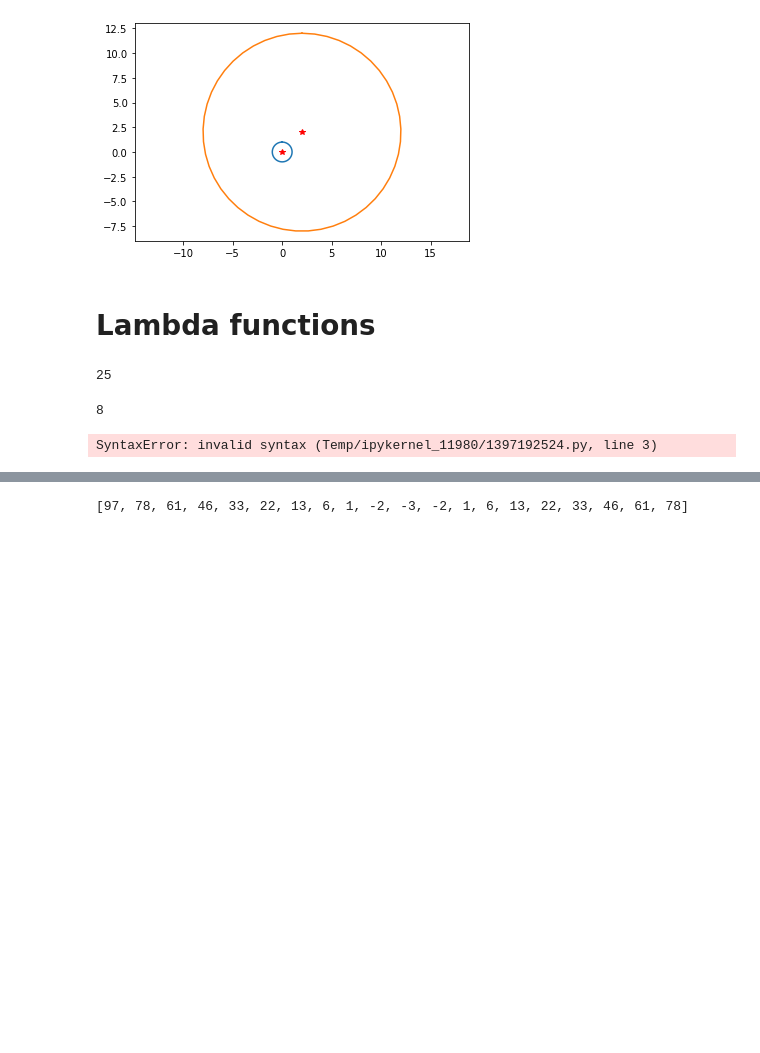
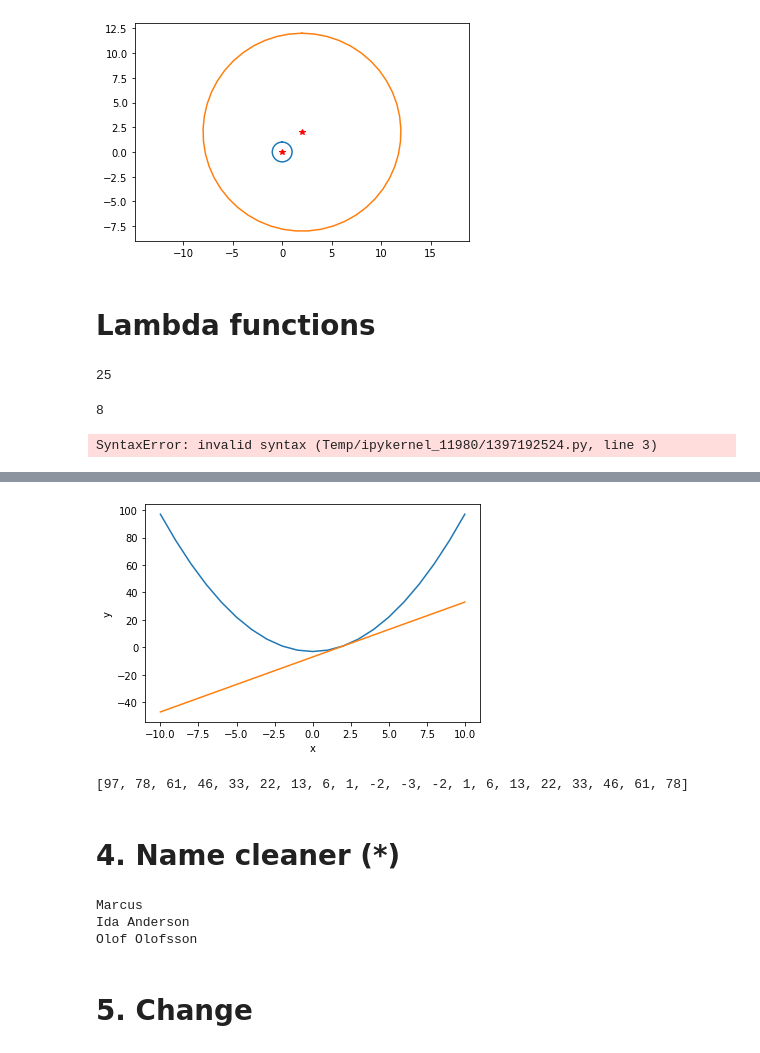
Before and after one commit to xjohansson/python-programming-Xiu-Johansson, a Jupyter notebook: AI_Exercises/L6_function.ipynb, the cells around one changed output, grey strips where cells are left out. Drawn from its saved outputs; the diff is of its cells as text; code cells hidden in the pictures; blank space fills up the shorter version.

```diff
--- a/AI_Exercises/L6_function.ipynb
+++ b/AI_Exercises/L6_function.ipynb
@@ -188,3 +216,27 @@ SyntaxError: invalid syntax (Temp/ipykernel_11980/3767091387.py, line 12)
+# %%
+import matplotlib.pyplot as plt
+
+def f_x(x, k=1, m=-3):
+    f_x=[k*(x**2)+m for x in range(-10,11)]
+
+    plt.plot(x,f_x)
+    plt.xlabel("x")
+    plt.ylabel("y")
+
+def g_x(x, k=4, m=-7):
+    g_x=[k*x+m for x in range(-10,11)]
+
+    plt.plot(x,g_x)
+    plt.xlabel("x")
+    plt.ylabel("y")
+
+x = list(range(-10,11))
+f_x(x, k=1, m=-3)
+g_x(x, k=4, m=-7)
+
+# when x = 2, f(x)=g(x). g(x) is f(x)'s tangent at this point(2,1).
+# %% [output]
+[figure, added]
 # %%
 def f(x):
     return x**2 - 3
@@ -193,4 +245,6 @@ y= [f(x) for x in range(-10,10)] #x在范围0到9之间
 print(x2)
 # %% [output]
 [97, 78, 61, 46, 33, 22, 13, 6, 1, -2, -3, -2, 1, 6, 13, 22, 33, 46, 61, 78]
+# %% [markdown]
+# 4. Name cleaner (*)
 # %%
@@ -202,4 +254,18 @@ print(x2)
 #Use your function on this list of strings:
 
 # ["  MaRcUs ", " iDA aNderSon", "OLOF Olofsson            "  ]
+# %%
+def name_cleaner(names):
+    for name in names:
+        result = name.strip().title()
+        print(result)
+
+names = ["  MaRcUs ", " iDA aNderSon", "OLOF Olofsson            "  ]
+name_cleaner(names)
+# %% [output]
+Marcus
+Ida Anderson
+Olof Olofsson
+# %% [markdown]
+# 5. Change
 # %%
```
Also changed, not shown: parts of 12 cells of this notebook, 7 other files.
